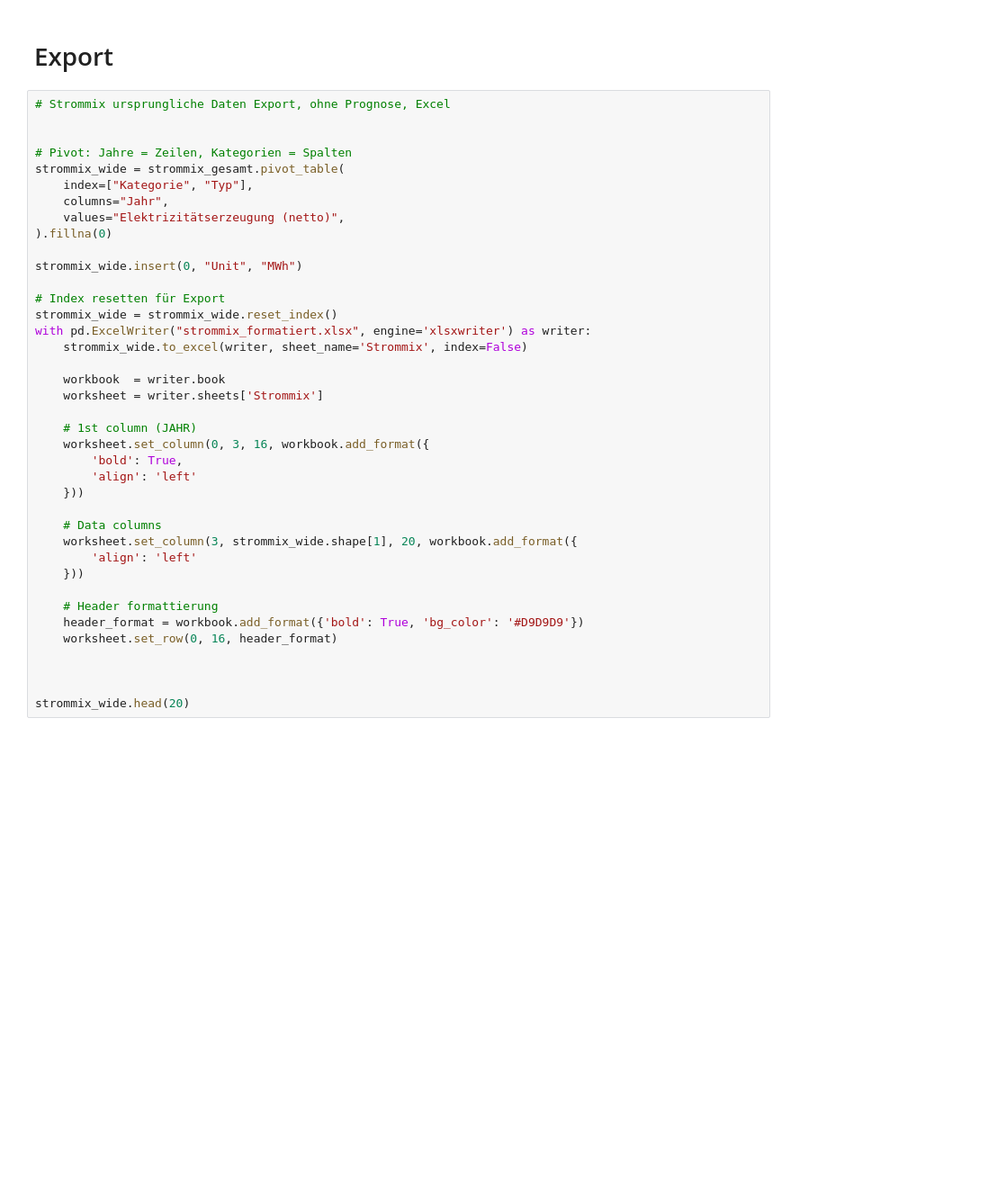
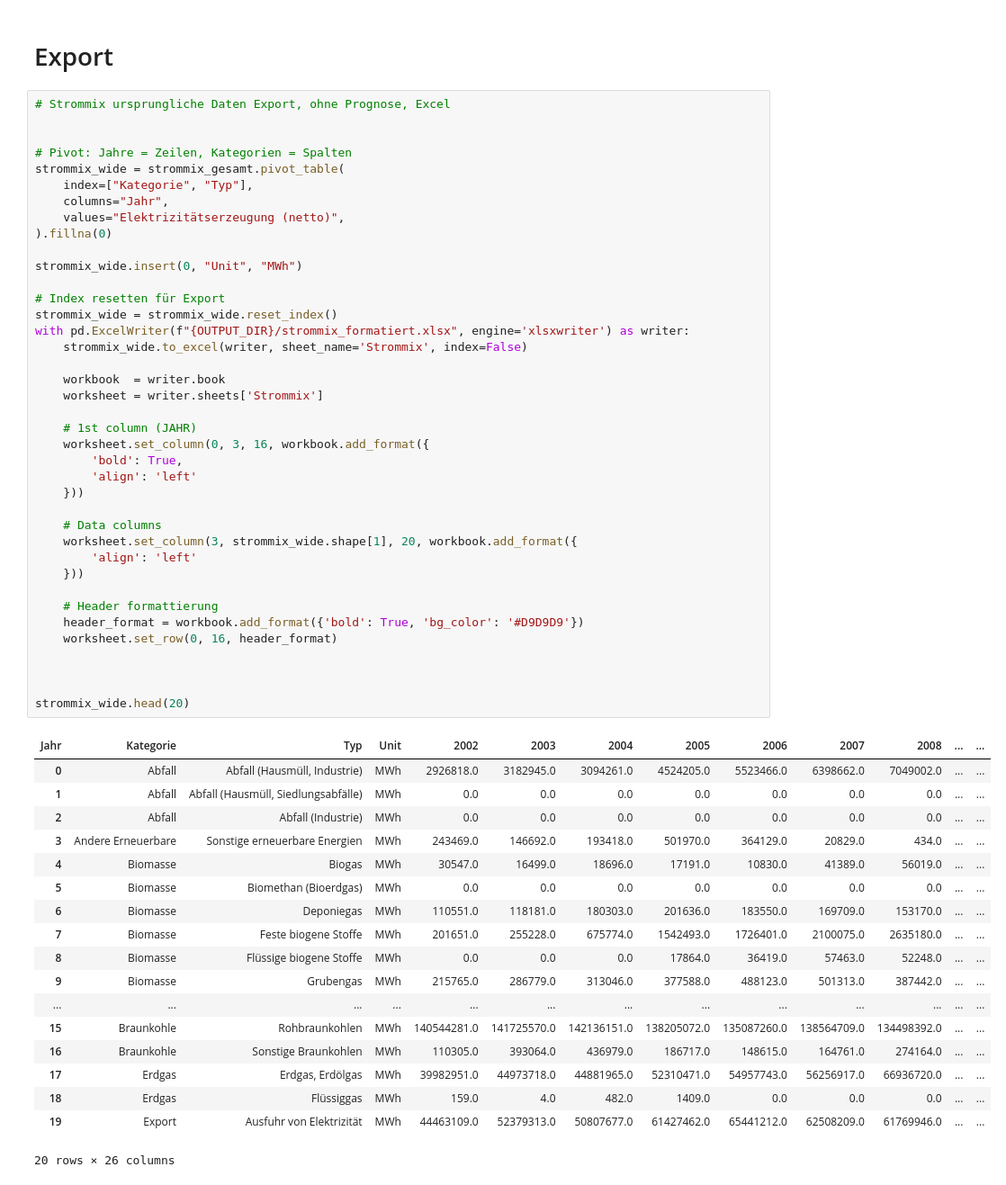
Before and after one commit to SultanGabriel/de_gridmix, a Jupyter notebook: destatis.ipynb, the cells around one changed output. Shown at 90% size. Cells and saved outputs as stored; diff of their text form; blank space fills up the shorter version.

Commit message:
exported data to excel

```diff
--- a/destatis.ipynb
+++ b/destatis.ipynb
@@ -1070,31 +1335,50 @@ strommix_wide = strommix_gesamt.pivot_table(
     values="Elektrizitätserzeugung (netto)",
 ).fillna(0)
 
 strommix_wide.insert(0, "Unit", "MWh")
 
 # Index resetten für Export
 strommix_wide = strommix_wide.reset_index()
-with pd.ExcelWriter("strommix_formatiert.xlsx", engine='xlsxwriter') as writer:
+with pd.ExcelWriter(f"{OUTPUT_DIR}/strommix_formatiert.xlsx", engine='xlsxwriter') as writer:
     strommix_wide.to_excel(writer, sheet_name='Strommix', index=False)
 
     workbook  = writer.book
     worksheet = writer.sheets['Strommix']
 
     # 1st column (JAHR)
     worksheet.set_column(0, 3, 16, workbook.add_format({
         'bold': True,
         'align': 'left'
     }))
 
     # Data columns
     worksheet.set_column(3, strommix_wide.shape[1], 20, workbook.add_format({
         'align': 'left'
     }))
 
     # Header formattierung
     header_format = workbook.add_format({'bold': True, 'bg_color': '#D9D9D9'})
     worksheet.set_row(0, 16, header_format)
 
 
 
 strommix_wide.head(20)
+# %% [output]
+| Jahr | Kategorie | Typ | Unit | 2002 | 2003 | 2004 | 2005 | 2006 | 2007 | 2008 | ... | ... |
+| 0 | Abfall | Abfall (Hausmüll, Industrie) | MWh | 2926818.0 | 3182945.0 | 3094261.0 | 4524205.0 | 5523466.0 | 6398662.0 | 7049002.0 | ... | ... |
+| 1 | Abfall | Abfall (Hausmüll, Siedlungsabfälle) | MWh | 0.0 | 0.0 | 0.0 | 0.0 | 0.0 | 0.0 | 0.0 | ... | ... |
+| 2 | Abfall | Abfall (Industrie) | MWh | 0.0 | 0.0 | 0.0 | 0.0 | 0.0 | 0.0 | 0.0 | ... | ... |
+| 3 | Andere Erneuerbare | Sonstige erneuerbare Energien | MWh | 243469.0 | 146692.0 | 193418.0 | 501970.0 | 364129.0 | 20829.0 | 434.0 | ... | ... |
+| 4 | Biomasse | Biogas | MWh | 30547.0 | 16499.0 | 18696.0 | 17191.0 | 10830.0 | 41389.0 | 56019.0 | ... | ... |
+| 5 | Biomasse | Biomethan (Bioerdgas) | MWh | 0.0 | 0.0 | 0.0 | 0.0 | 0.0 | 0.0 | 0.0 | ... | ... |
+| 6 | Biomasse | Deponiegas | MWh | 110551.0 | 118181.0 | 180303.0 | 201636.0 | 183550.0 | 169709.0 | 153170.0 | ... | ... |
+| 7 | Biomasse | Feste biogene Stoffe | MWh | 201651.0 | 255228.0 | 675774.0 | 1542493.0 | 1726401.0 | 2100075.0 | 2635180.0 | ... | ... |
+| 8 | Biomasse | Flüssige biogene Stoffe | MWh | 0.0 | 0.0 | 0.0 | 17864.0 | 36419.0 | 57463.0 | 52248.0 | ... | ... |
+| 9 | Biomasse | Grubengas | MWh | 215765.0 | 286779.0 | 313046.0 | 377588.0 | 488123.0 | 501313.0 | 387442.0 | ... | ... |
+| ... | ... | ... | ... | ... | ... | ... | ... | ... | ... | ... | ... | ... |
+| 15 | Braunkohle | Rohbraunkohlen | MWh | 140544281.0 | 141725570.0 | 142136151.0 | 138205072.0 | 135087260.0 | 138564709.0 | 134498392.0 | ... | ... |
+| 16 | Braunkohle | Sonstige Braunkohlen | MWh | 110305.0 | 393064.0 | 436979.0 | 186717.0 | 148615.0 | 164761.0 | 274164.0 | ... | ... |
+| 17 | Erdgas | Erdgas, Erdölgas | MWh | 39982951.0 | 44973718.0 | 44881965.0 | 52310471.0 | 54957743.0 | 56256917.0 | 66936720.0 | ... | ... |
+| 18 | Erdgas | Flüssiggas | MWh | 159.0 | 4.0 | 482.0 | 1409.0 | 0.0 | 0.0 | 0.0 | ... | ... |
+| 19 | Export | Ausfuhr von Elektrizität | MWh | 44463109.0 | 52379313.0 | 50807677.0 | 61427462.0 | 65441212.0 | 62508209.0 | 61769946.0 | ... | ... |
+20 rows × 26 columns
```
Also changed, not shown: parts of 22 cells of this notebook, 7 other files.
